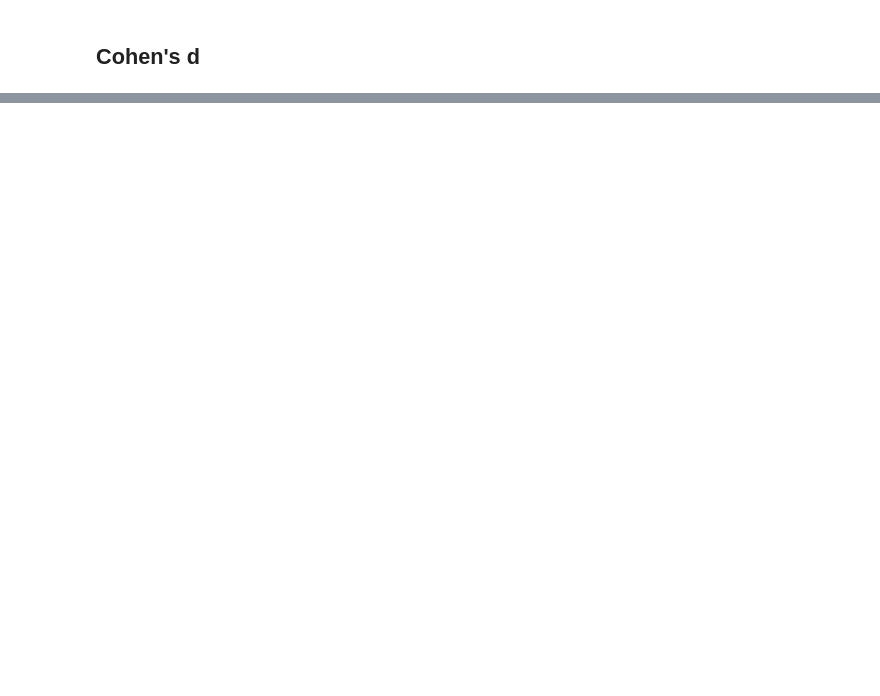
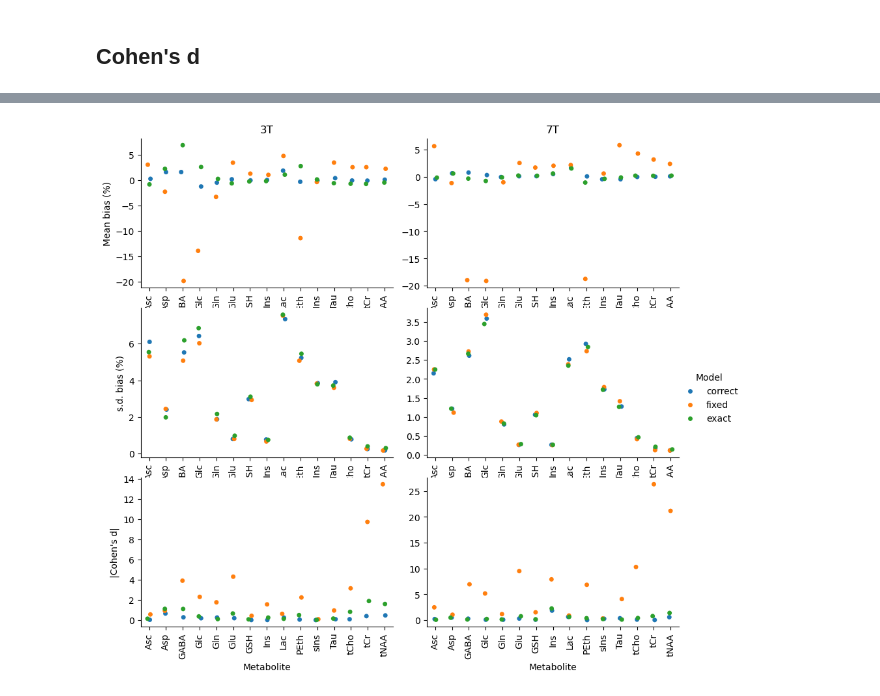
Before and after one commit to wtclarke/fmrs_bold_dynamic_fitting, a Jupyter notebook: results_analysis.ipynb, the cells around one changed output, grey strips where cells are left out. Drawn from its saved outputs; the diff is of its cells as text; code cells hidden in the pictures; blank space fills up the shorter version.

```diff
--- a/results_analysis.ipynb
+++ b/results_analysis.ipynb
@@ -234,0 +304,46 @@ effect_plot.savefig("figures/dynamic_effect_size.png", dpi=600, bbox_inches="tig
+# %%
+effect_plot2 = sns.catplot(
+    data=to_plot_cd2,
+    kind='strip',
+    x='Metabolite',
+    hue='Model',
+    y="value",
+    col="Field",
+    row="value_type",
+    col_order=['3T', '7T'],
+    row_order=['Mean', 'SD', 'Cohens_d'],
+    sharey=False,
+    sharex=False,
+    hue_order=['correct', 'fixed', 'exact'],
+    order=[
+        'Asc',
+        'Asp',
+        'GABA',
+        'Glc',
+        'Gln',
+        'Glu',
+        'GSH',
+        'Ins',
+        'Lac',
+        'PEth',
+        'sIns',
+        'Tau',
+        'tCho',
+        'tCr',
+        'tNAA']
+)
+_=effect_plot2.set_xticklabels(rotation=90)
+effect_plot2.figure.set_size_inches(10,8)
+
+_ = effect_plot2.axes.flat[0].set(ylabel="Mean bias (%)")
+_ = effect_plot2.axes.flat[2].set(ylabel="s.d. bias (%)")
+_ = effect_plot2.axes.flat[4].set(ylabel="|Cohen's d|")
+
+for ax in effect_plot2.axes.flat[2:]:
+    ax.set(title="")
+_ = effect_plot2.axes.flat[0].set(title="3T")
+_ = effect_plot2.axes.flat[1].set(title="7T")
+
+effect_plot2.savefig("figures/dynamic_effect_size_per_met.png", dpi=600, bbox_inches="tight")
+# %% [output]
+[figure, added]
```
Also changed, not shown: parts of 18 cells of this notebook.
